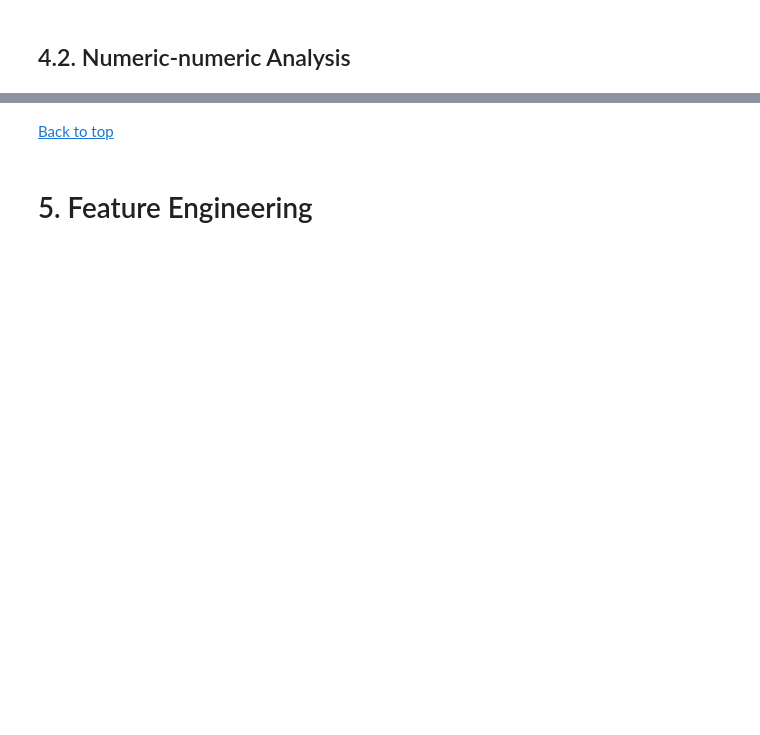
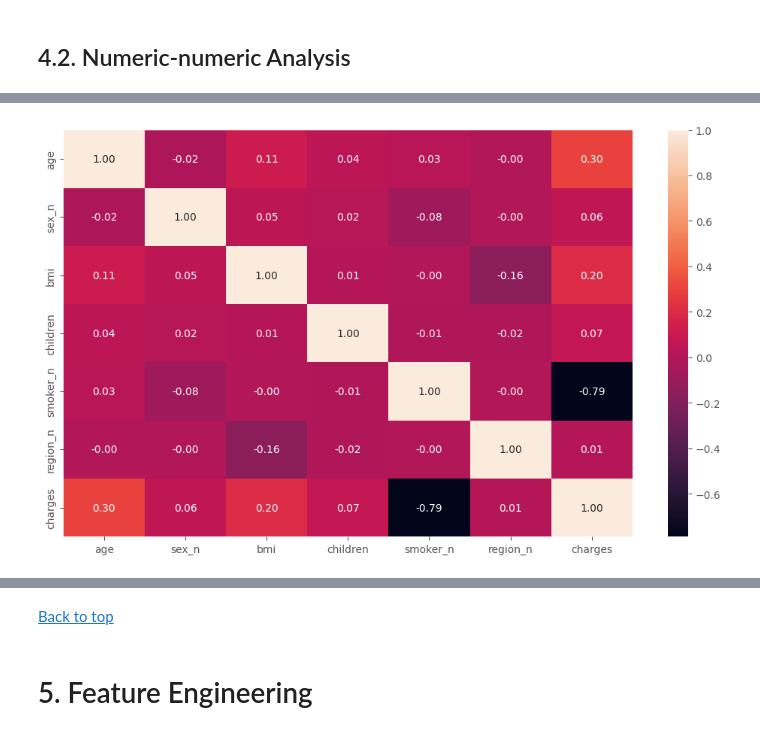
Before and after one commit to allankruger/linear-regression, a Jupyter notebook: src/explore.ipynb, the cells around one changed output, grey strips where cells are left out. Cells and saved outputs as stored; diff of their text form; code cells hidden in the pictures; blank space fills up the shorter version.

```diff
--- a/src/explore.ipynb
+++ b/src/explore.ipynb
@@ -273,0 +322,13 @@ There is 133 outliers in the charges column which represent about 10% of the rec
+# %%
+data["sex_n"] = pd.factorize(data["sex"])[0]
+data["smoker_n"] = pd.factorize(data["smoker"])[0]
+data["region_n"] = pd.factorize(data["region"])[0]
+
+fig, axis = plt.subplots(figsize=(10, 6))
+
+sns.heatmap(data[["age", "sex_n", "bmi", "children", "smoker_n", "region_n", "charges"]].corr(), annot=True, fmt=".2f")
+
+plt.tight_layout()
+plt.show()
+# %% [output]
+[figure, added]
```
Also changed, not shown: parts of 35 cells of this notebook.
